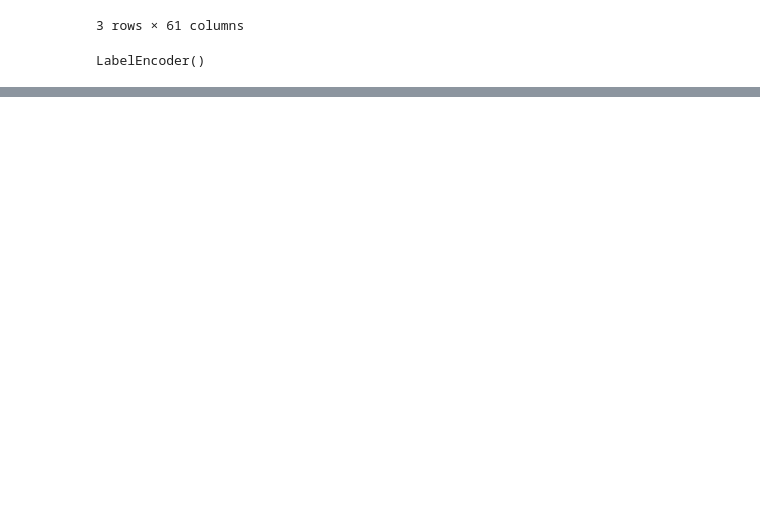
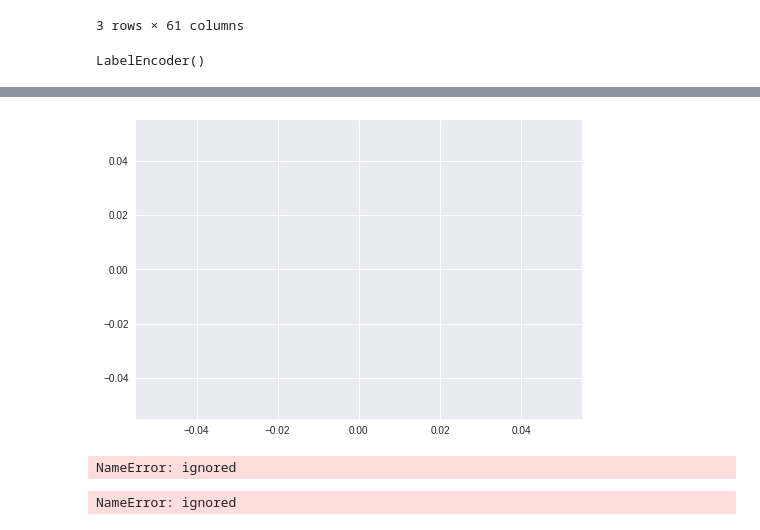
Before and after one commit to psshri/Practise, a Jupyter notebook: DL/TensorFlow_2_24.ipynb, the cells around one changed output, grey strips where cells are left out. Drawn from its saved outputs; the diff is of its cells as text; code cells hidden in the pictures; blank space fills up the shorter version.

```diff
--- a/DL/TensorFlow_2_24.ipynb
+++ b/DL/TensorFlow_2_24.ipynb
@@ -84,0 +210,21 @@ p=3
+# %%
+plt.plot(accuracy_history)
+plt.show()
+# %% [output]
+[figure, added]
+# %%
+# print the final accuracy
+
+correct_prediction = tf.equal(tf.argmax(y, 1), tf.argmax(y_, 1))
+accuracy = tf.reduce_mean(tf.cast(correct_prediction, tf.float32))
+print("test accuracy: ", (sess.run(accuracy, feed_dict={x:test_x, y_:test_y})))
+# %% [output]
+NameError: ignored
+# %%
+# print the final mean square error
+
+pred_y = sess.run(y, feed_dict={x: test_x})
+mse = tf.reduce_mean(tf.square(pred_y - test_y))
+print("MSE: %.4f" % sess.run(mse))
+# %% [output]
+NameError: ignored
```
Also changed, not shown: parts of 26 cells of this notebook.
